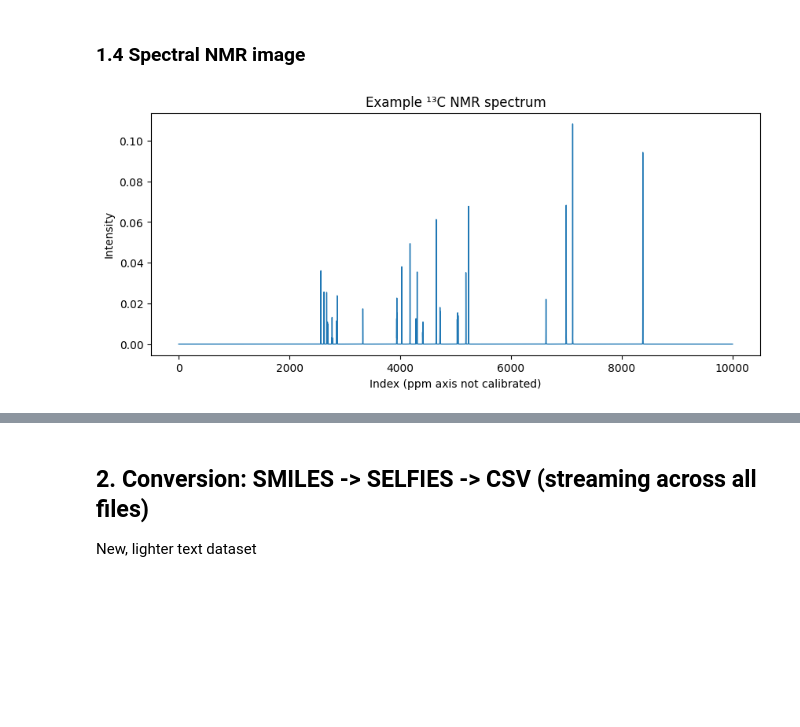
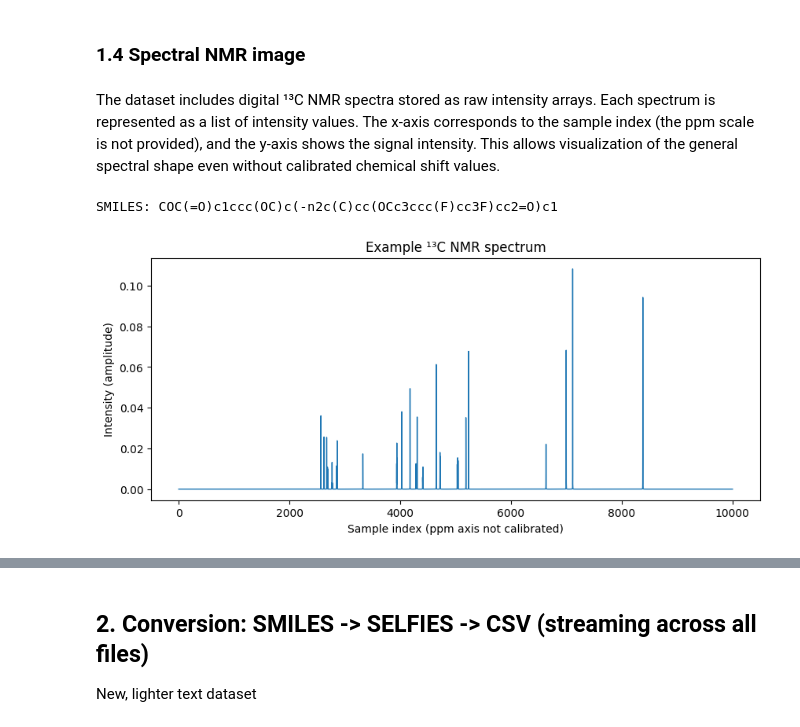
Before and after one commit to JanAndrzejewski050/Molecular-Spectro-Latent-Modeling, a Jupyter notebook: selfies_intro.ipynb, the cells around one changed output, grey strips where cells are left out. Drawn from its saved outputs; the diff is of its cells as text; code cells hidden in the pictures; blank space fills up the shorter version.

```diff
--- a/selfies_intro.ipynb
+++ b/selfies_intro.ipynb
@@ -323,12 +348,17 @@ plt.show()
 # %% [markdown]
 ### 1.4 Spectral NMR image
+# %% [markdown]
+The dataset includes digital ¹³C NMR spectra stored as raw intensity arrays. Each spectrum is represented as a list of intensity values. The x-axis corresponds to the sample index (the ppm scale is not provided), and the y-axis shows the signal intensity. This allows visualization of the general spectral shape even without calibrated chemical shift values.
 # %%
+print("SMILES:", data["smiles"][0])
+
 # TBD: Osobny dataset z obrazami spektrów NMR (uzupelnienie do SMILES i SELFIES)
 plt.figure(figsize=(10,4))
-plt.plot(data["c_nmr_spectra"][0], linewidth=1)
+plt.plot(data["c_nmr_spectra"][0], linewidth=1) # NMR spectrum of the first molecule in dataset
 plt.title("Example ¹³C NMR spectrum")
-plt.xlabel("Index (ppm axis not calibrated)")
-plt.ylabel("Intensity")
+plt.xlabel("Sample index (ppm axis not calibrated)")
+plt.ylabel("Intensity (amplitude)")
 plt.show()
 # %% [output]
+SMILES: COC(=O)c1ccc(OC)c(-n2c(C)cc(OCc3ccc(F)cc3F)cc2=O)c1
-[figure, old version]
+[figure, new version]
```
Also changed, not shown: parts of 4 cells of this notebook.
